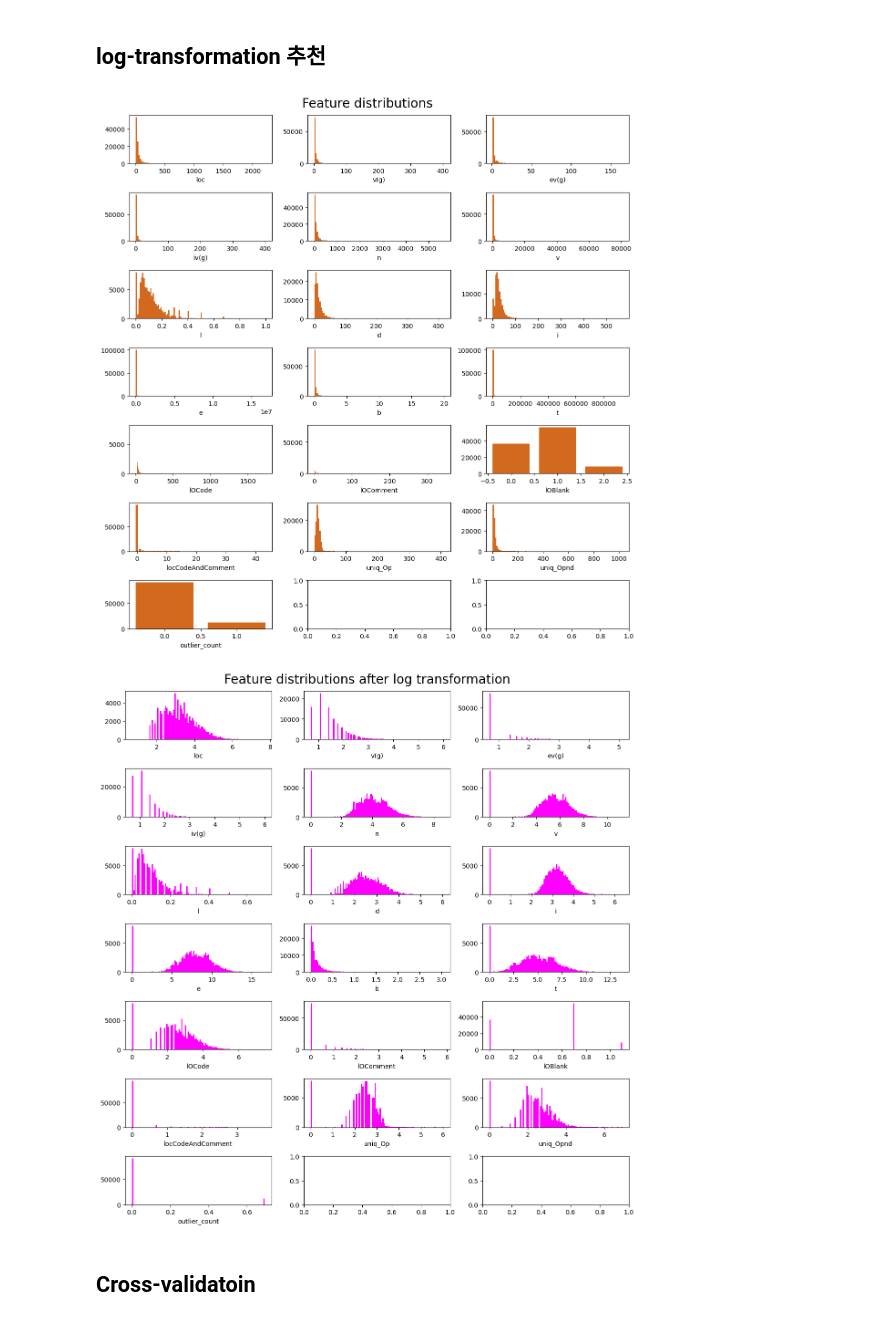
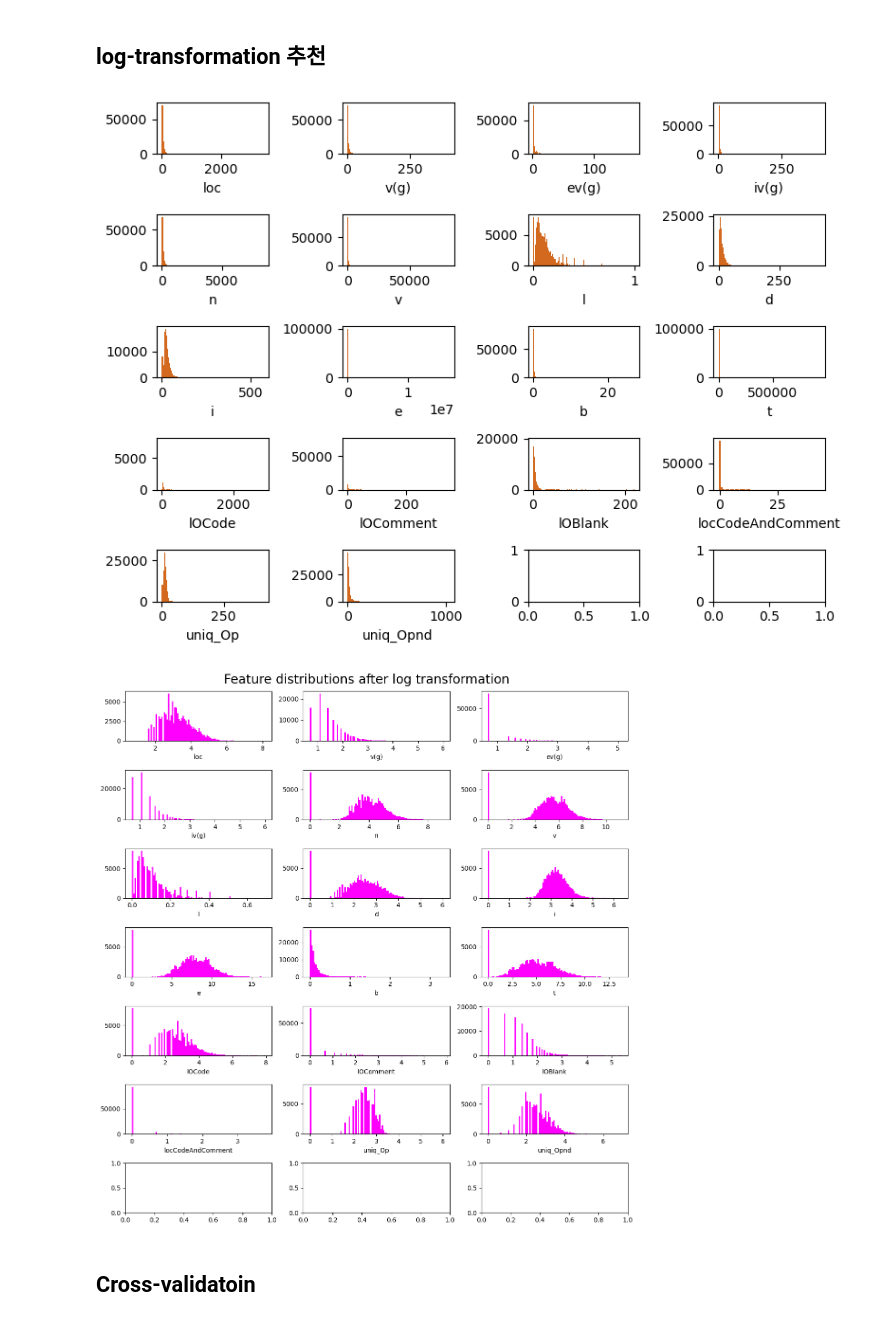
Before and after one commit to sajacaros/ml_project, a Jupyter notebook: sajacaros/02_model/10_ambrosm.ipynb, the cells around one changed output. Saved outputs shown, nothing was run; the diff lists cells and outputs as text; code cells hidden in the pictures.

```diff
--- a/sajacaros/02_model/10_ambrosm.ipynb
+++ b/sajacaros/02_model/10_ambrosm.ipynb
@@ -34,8 +34,8 @@ base_path = '../../data/'
 
 # train_df = pd.read_csv(base_path + 'train.csv', index_col='id')
 # test_df = pd.read_csv(base_path + 'test.csv', index_col='id')
-train_df = pd.read_csv(base_path + 'train_f1.csv', index_col='id')
-test_df = pd.read_csv(base_path + 'test_f1.csv', index_col='id')
+train_df = pd.read_csv(base_path + 'train_vif20.csv', index_col='id')
+test_df = pd.read_csv(base_path + 'test_vif20.csv', index_col='id')
 submission_df = pd.read_csv(base_path + 'sample_submission.csv', index_col='id')
 original_df = pd.read_csv(base_path + 'jm1.csv')
 # %%
@@ -158,19 +171,19 @@ plt.show()
 # %% [markdown]
 ## log-transformation 추천
 # %%
-_, axs = plt.subplots(7, 3, figsize=(12, 12))
+_, axs = plt.subplots(5, 4, figsize=(8, 6))
 for col, ax in zip(test_df.columns, axs.ravel()):
     if train_df[col].dtype == float:
         ax.hist(train_df[col], bins=100, color='chocolate')
     else: #int
         vc = train_df[col].value_counts()
         ax.bar(vc.index, vc, color='chocolate')
     ax.set_xlabel(col)
 plt.tight_layout()
-plt.suptitle('Feature distributions', y=1.02, fontsize=20)
+# plt.suptitle('Feature distributions', y=1.02, fontsize=20)
 plt.show()
 # %% [output]
-[figure, old version]
+[figure, new version]
 # %%
 # 로그 함수 적용
 _, axs = plt.subplots(7, 3, figsize=(12, 12))
@@ -181,7 +194,7 @@ plt.tight_layout()
 plt.suptitle('Feature distributions after log transformation', y=1.02, fontsize=20)
 plt.show()
 # %% [output]
-[figure, old version]
+[figure, new version]
 # %% [markdown]
 ## Cross-validatoin
 # %%
```
Also changed, not shown: parts of 18 cells of this notebook, 8 other files.
